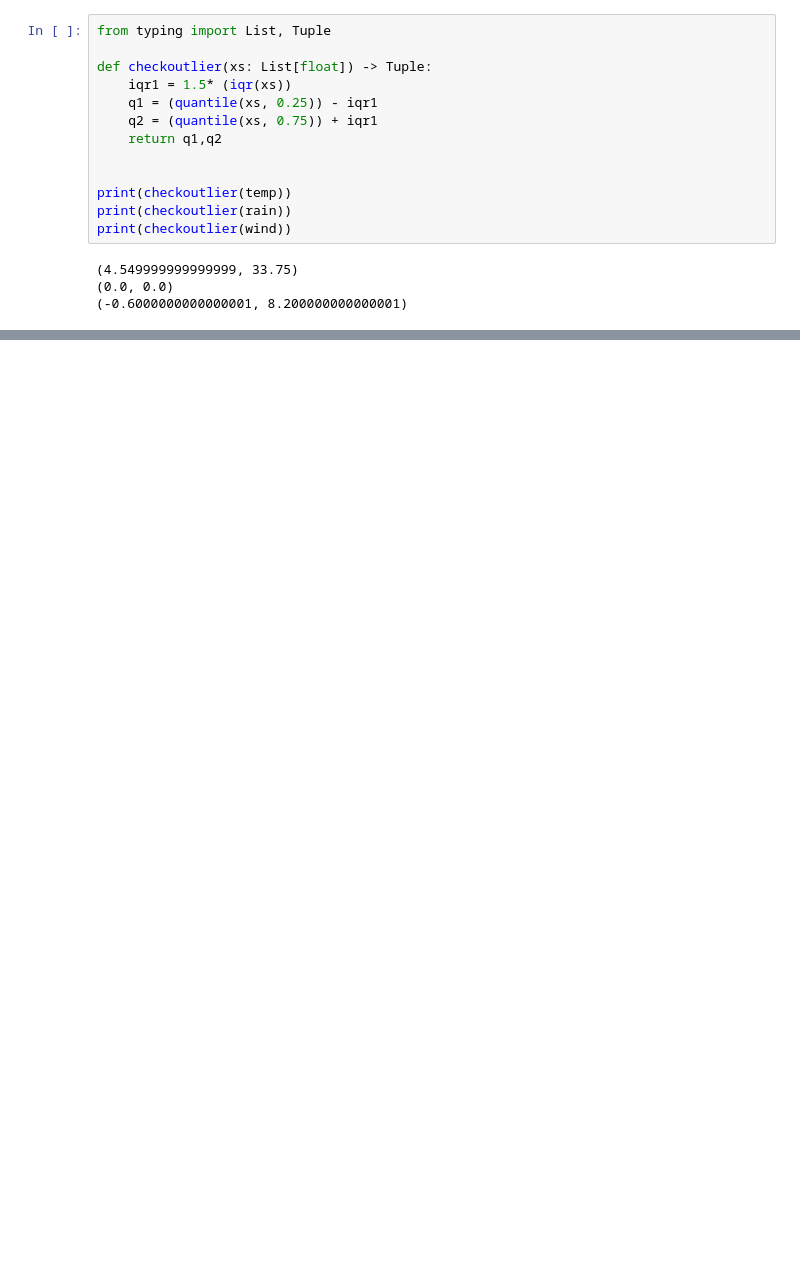
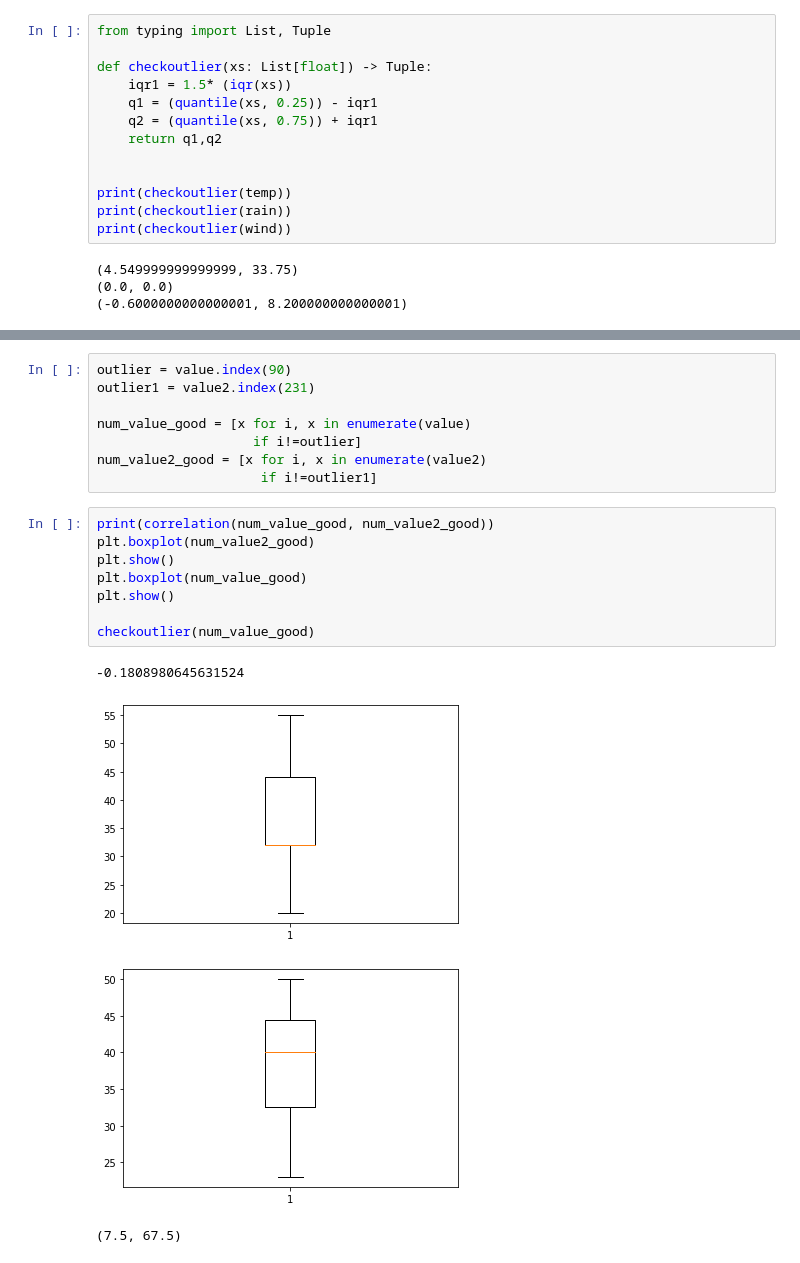
Before and after one commit to lkarjun/data-science-from-scratch, a Jupyter notebook: ChapterFive/Statistics.ipynb, the cells around one changed output, grey strips where cells are left out. Cells and saved outputs as stored; diff of their text form; blank space fills up the shorter version.

Commit message:
Outlier fixed

```diff
--- a/ChapterFive/Statistics.ipynb
+++ b/ChapterFive/Statistics.ipynb
@@ -354,0 +375,21 @@ print(checkoutlier(wind))
+# %%
+outlier = value.index(90)
+outlier1 = value2.index(231)
+
+num_value_good = [x for i, x in enumerate(value)
+                    if i!=outlier]
+num_value2_good = [x for i, x in enumerate(value2)
+                     if i!=outlier1]
+# %%
+print(correlation(num_value_good, num_value2_good))
+plt.boxplot(num_value2_good)
+plt.show()
+plt.boxplot(num_value_good)
+plt.show()
+
+checkoutlier(num_value_good)
+# %% [output]
+-0.1808980645631524
+[figure, added]
+[figure, added]
+(7.5, 67.5)
```
Also changed, not shown: parts of 5 cells of this notebook.
